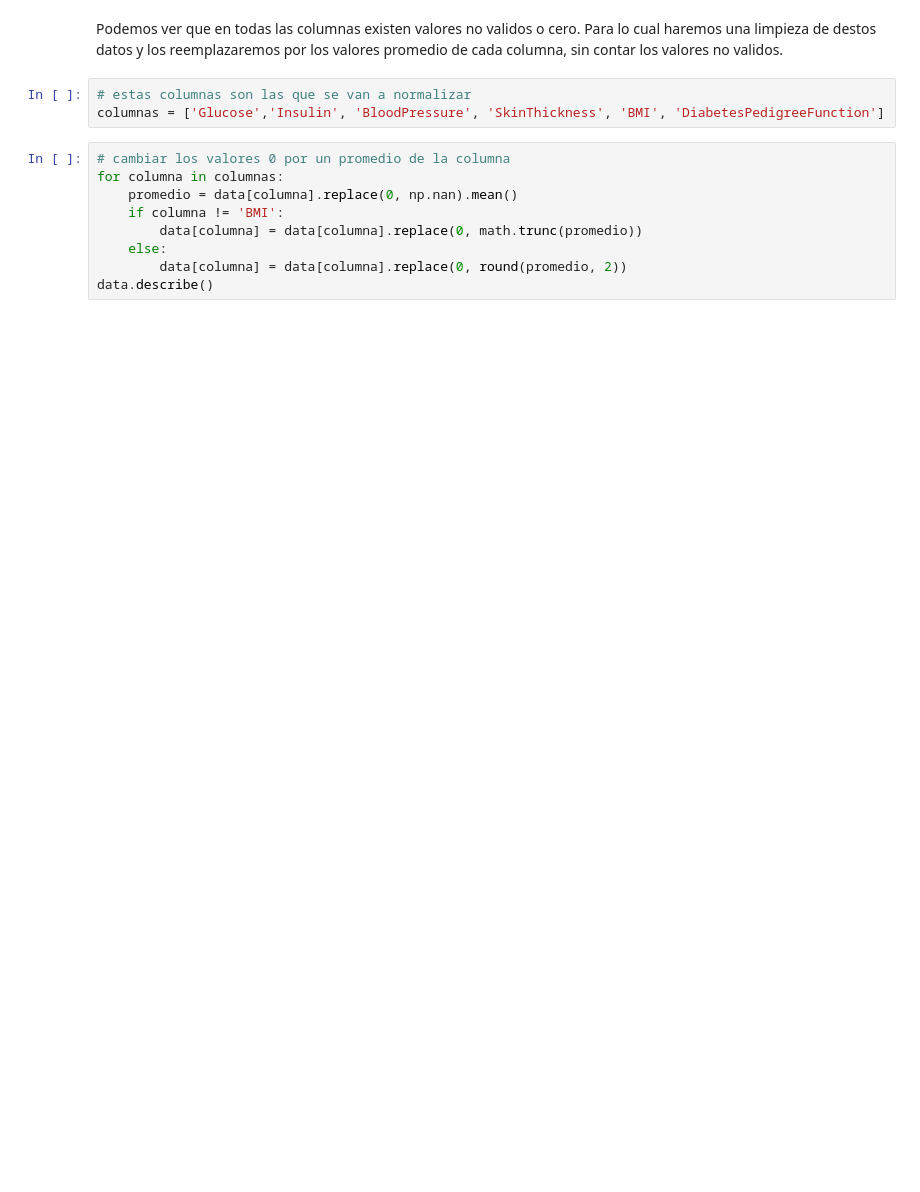
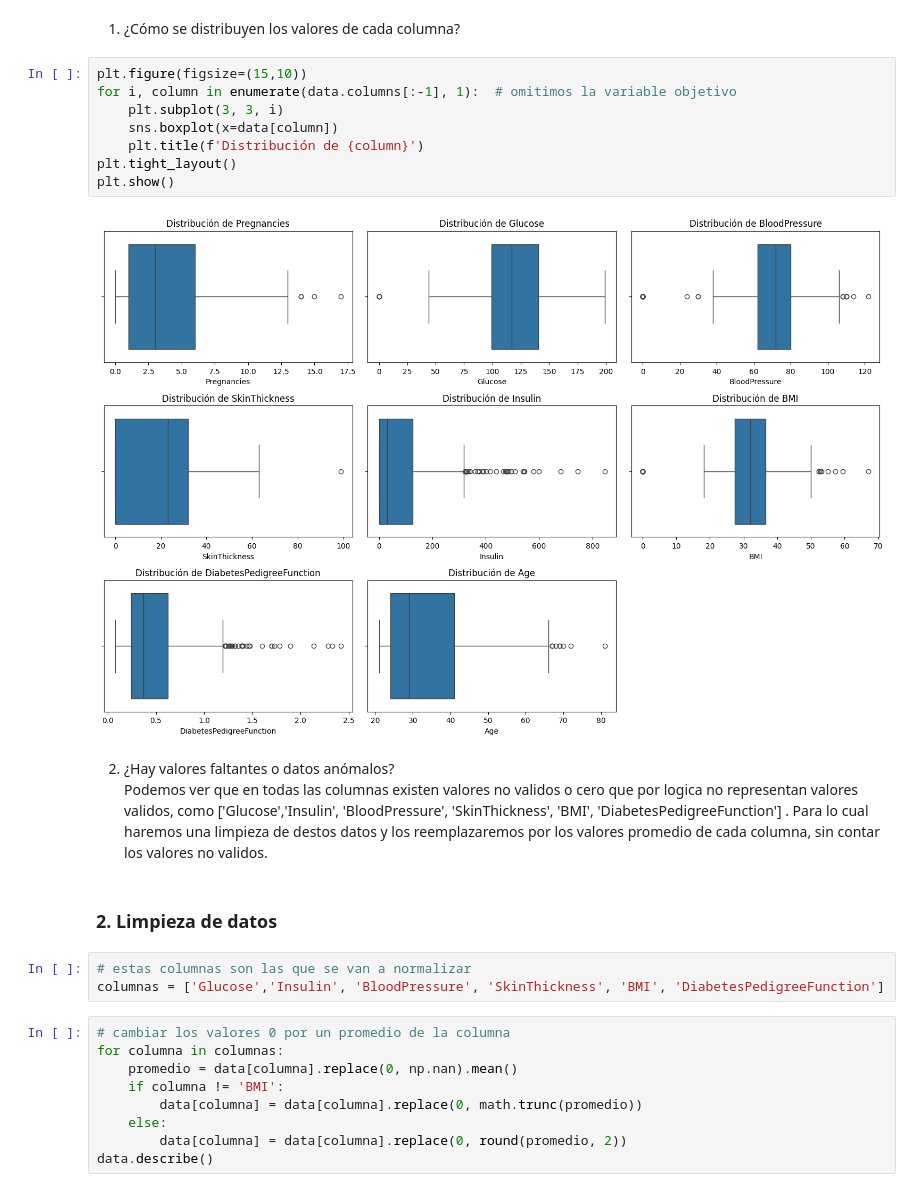
Before and after one commit to itriscan/Tarea-U3-INFO257, a Jupyter notebook: ejercicio_2.ipynb, the cells around one changed output. Cells and saved outputs as stored; diff of their text form; blank space fills up the shorter version.

```diff
--- a/ejercicio_2.ipynb
+++ b/ejercicio_2.ipynb
@@ -38,8 +27,23 @@ data.describe()
 | 50% | 3.000000 | 117.000000 | 72.000000 | 23.000000 | 30.500000 | 32.000000 | 0.372500 | 29.000000 | ... |
 | 75% | 6.000000 | 140.250000 | 80.000000 | 32.000000 | 127.250000 | 36.600000 | 0.626250 | 41.000000 | ... |
 | max | 17.000000 | 199.000000 | 122.000000 | 99.000000 | 846.000000 | 67.100000 | 2.420000 | 81.000000 | ... |
+# %% [markdown]
+1. ¿Cómo se distribuyen los valores de cada columna?
+# %%
+plt.figure(figsize=(15,10))
+for i, column in enumerate(data.columns[:-1], 1):  # omitimos la variable objetivo
+    plt.subplot(3, 3, i)
+    sns.boxplot(x=data[column])
+    plt.title(f'Distribución de {column}')
+plt.tight_layout()
+plt.show()
+# %% [output]
+[figure, added]
+# %% [markdown]
+2. ¿Hay valores faltantes o datos anómalos?
+Podemos ver que en todas las columnas existen valores no validos o cero que por logica no representan valores validos, como ['Glucose','Insulin', 'BloodPressure', 'SkinThickness', 'BMI', 'DiabetesPedigreeFunction'] . Para lo cual haremos una limpieza de destos datos y los reemplazaremos por los valores promedio de cada columna, sin contar los valores no validos.
 # %% [markdown]
-Podemos ver que en todas las columnas existen valores no validos o cero. Para lo cual haremos una limpieza de destos datos y los reemplazaremos por los valores promedio de cada columna, sin contar los valores no validos.
+### 2. Limpieza de datos
 # %%
 # estas columnas son las que se van a normalizar
 columnas = ['Glucose','Insulin', 'BloodPressure', 'SkinThickness', 'BMI', 'DiabetesPedigreeFunction']
```
Also changed, not shown: parts of 12 cells of this notebook, 1 other file.
